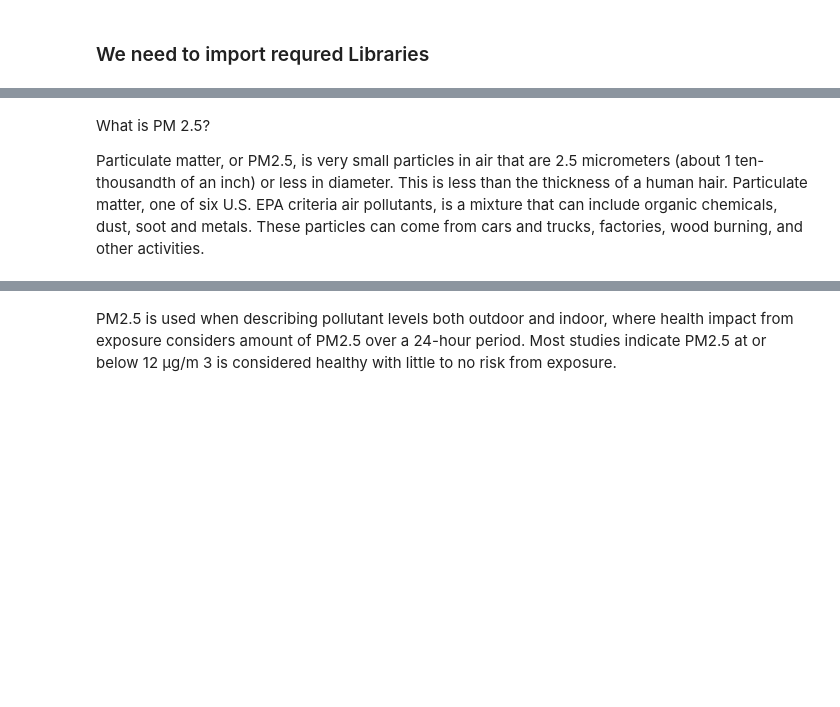
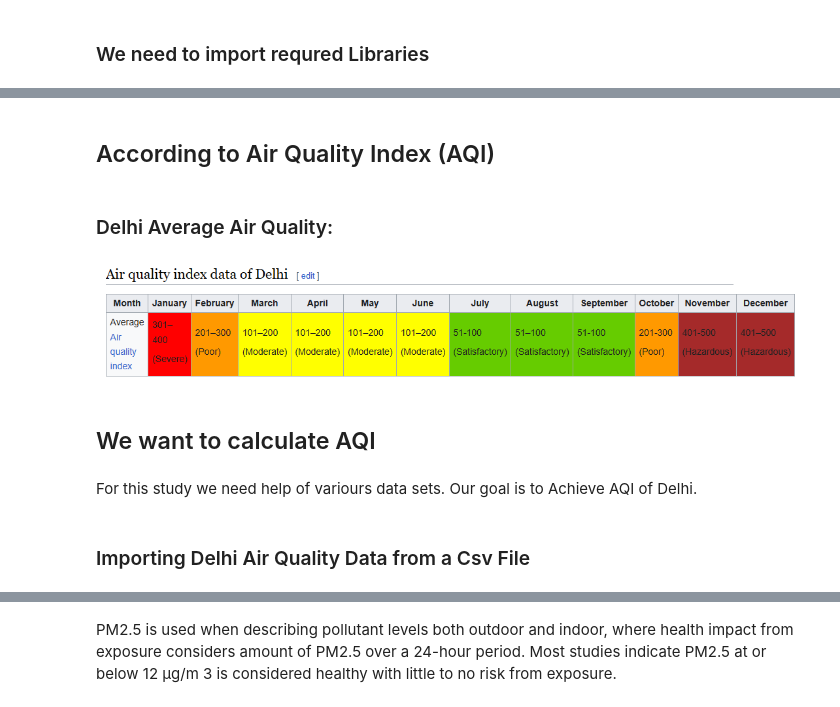
Before and after one commit to GHOSTRITAM/CLASS_PROJECT, a Jupyter notebook: AQI of Delhi/Notebook/Project Delhi.ipynb, the cells around one changed output, grey strips where cells are left out. Saved outputs shown, nothing was run; the diff lists cells and outputs as text; code cells hidden in the pictures; blank space fills up the shorter version.

```diff
--- a/AQI of Delhi/Notebook/Project Delhi.ipynb
+++ b/AQI of Delhi/Notebook/Project Delhi.ipynb
@@ -130,4 +28,0 @@ air_data_manual(AshokVihar, 2019, 8, 10, callday=True)
-# %% [markdown]
-What is PM 2.5?
-
-Particulate matter, or PM2.5, is very small particles in air that are 2.5 micrometers (about 1 ten-thousandth of an inch) or less in diameter. This is less than the thickness of a human hair. Particulate matter, one of six U.S. EPA criteria air pollutants, is a mixture that can include organic chemicals, dust, soot and metals. These particles can come from cars and trucks, factories, wood burning, and other activities.
@@ -133,0 +54,15 @@ Particulate matter, or PM2.5, is very small particles in air that are 2.5 microm
+# %% [markdown]
+## According to Air Quality Index (AQI) ##
+# %% [markdown]
+### Delhi Average Air Quality: ###
+# %%
+Image('..\Images\AQI Delhi.png')
+# %% [output]
+[figure, added]
+# %% [markdown]
+## We want to calculate AQI  ##
+# %% [markdown]
+For this study we need help of variours data sets.
+Our goal is to Achieve AQI of Delhi.
+# %% [markdown]
+### Importing Delhi Air Quality Data from a Csv File ###
```
Also changed, not shown: parts of 70 cells of this notebook.
